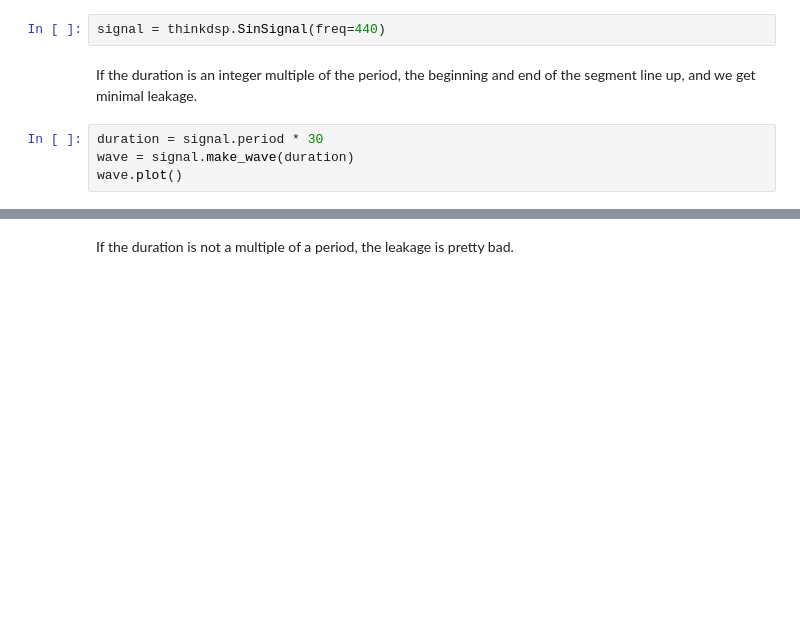
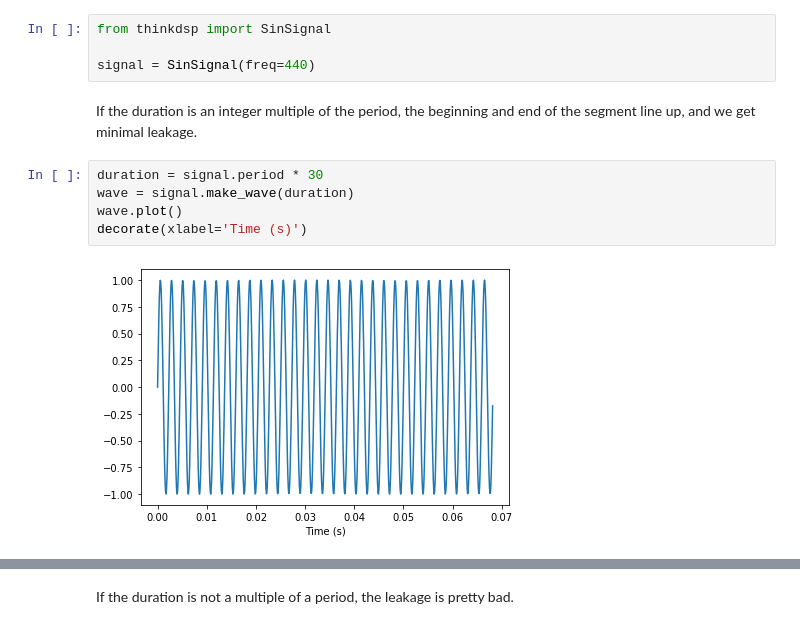
Before and after one commit to AllenDowney/ThinkDSP, a Jupyter notebook: code/chap03.ipynb, the cells around one changed output, grey strips where cells are left out. Saved outputs shown, nothing was run; the diff lists cells and outputs as text; blank space fills up the shorter version.

```diff
--- a/code/chap03.ipynb
+++ b/code/chap03.ipynb
@@ -46,13 +58,18 @@ Spectral leakage is when some of the energy at one frequency appears at another
 
 Let's look at the effect of leakage on a sine signal (which only contains one frequency component).
 # %%
-signal = thinkdsp.SinSignal(freq=440)
+from thinkdsp import SinSignal
+
+signal = SinSignal(freq=440)
 # %% [markdown]
 If the duration is an integer multiple of the period, the beginning and end of the segment line up, and we get minimal leakage.
 # %%
 duration = signal.period * 30
 wave = signal.make_wave(duration)
 wave.plot()
+decorate(xlabel='Time (s)')
+# %% [output]
+[figure, added]
 # %%
 spectrum = wave.make_spectrum()
 spectrum.plot(high=880)
```
Also changed, not shown: parts of 18 cells of this notebook.
